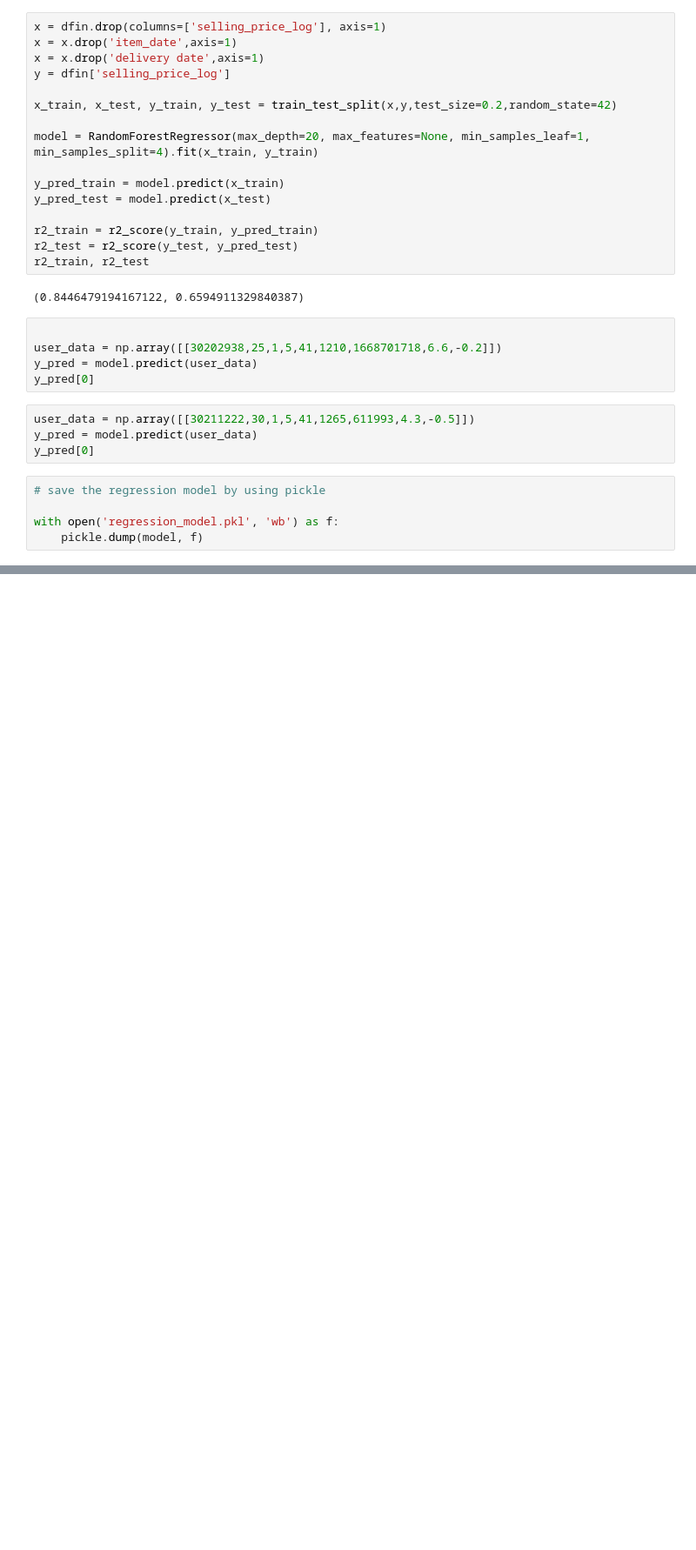
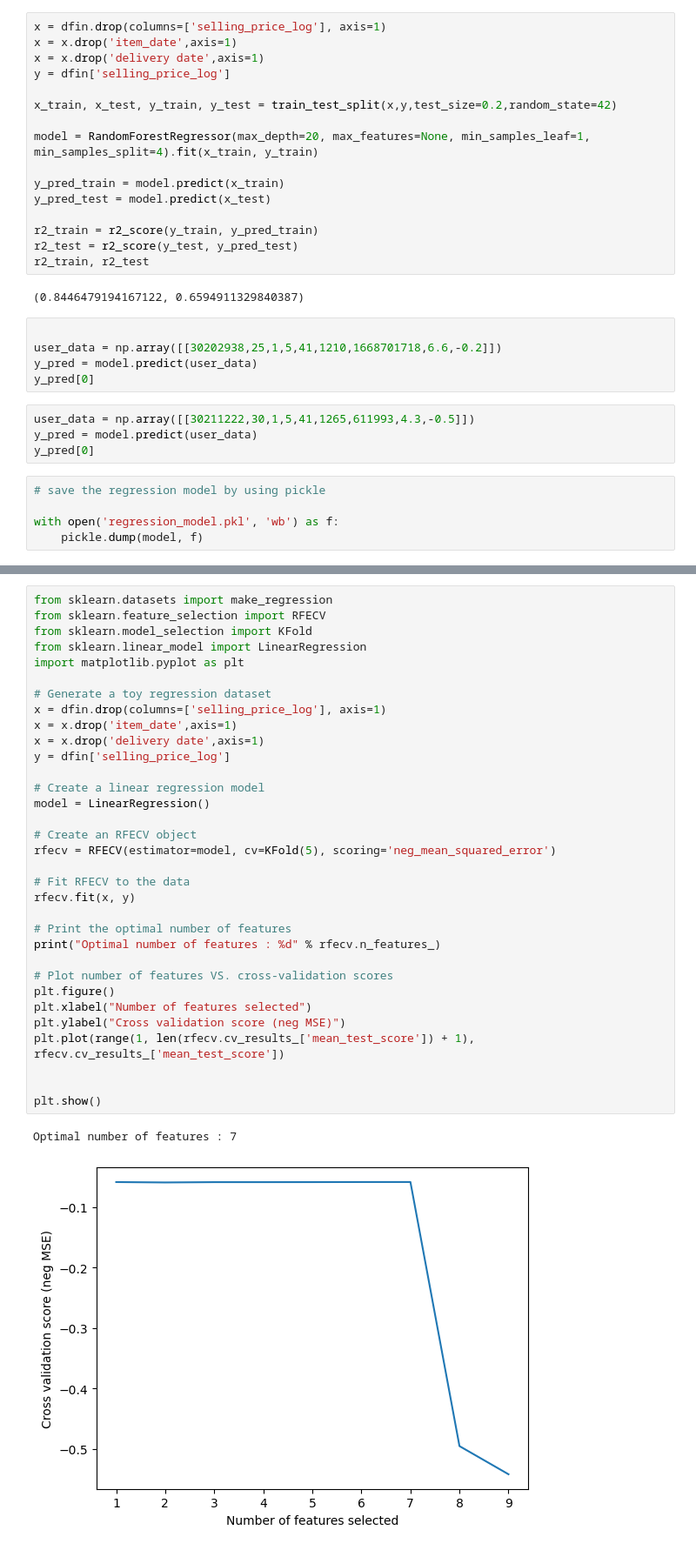
Before and after one commit to VishnupriyaSR/Industrial-Copper-Modelling, a Jupyter notebook: coppermodel.ipynb, the cells around one changed output, grey strips where cells are left out. Shown at 87% size. Saved outputs shown, nothing was run; the diff lists cells and outputs as text; blank space fills up the shorter version.

```diff
--- a/coppermodel.ipynb
+++ b/coppermodel.ipynb
@@ -822,0 +904,36 @@ selling_price
+# %%
+from sklearn.datasets import make_regression
+from sklearn.feature_selection import RFECV
+from sklearn.model_selection import KFold
+from sklearn.linear_model import LinearRegression
+import matplotlib.pyplot as plt
+
+# Generate a toy regression dataset
+x = dfin.drop(columns=['selling_price_log'], axis=1)
+x = x.drop('item_date',axis=1)
+x = x.drop('delivery date',axis=1)
+y = dfin['selling_price_log']
+
+# Create a linear regression model
+model = LinearRegression()
+
+# Create an RFECV object
+rfecv = RFECV(estimator=model, cv=KFold(5), scoring='neg_mean_squared_error')
+
+# Fit RFECV to the data
+rfecv.fit(x, y)
+
+# Print the optimal number of features
+print("Optimal number of features : %d" % rfecv.n_features_)
+
+# Plot number of features VS. cross-validation scores
+plt.figure()
+plt.xlabel("Number of features selected")
+plt.ylabel("Cross validation score (neg MSE)")
+plt.plot(range(1, len(rfecv.cv_results_['mean_test_score']) + 1), rfecv.cv_results_['mean_test_score'])
+
+
+plt.show()
+# %% [output]
+Optimal number of features : 7
+[figure, added]
```
Also changed, not shown: parts of 12 cells of this notebook.
